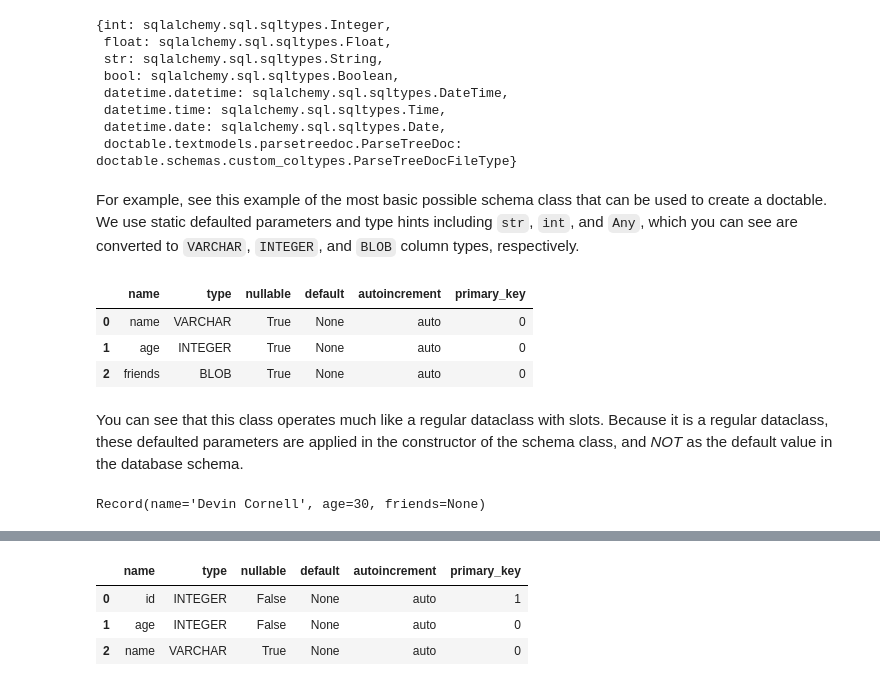
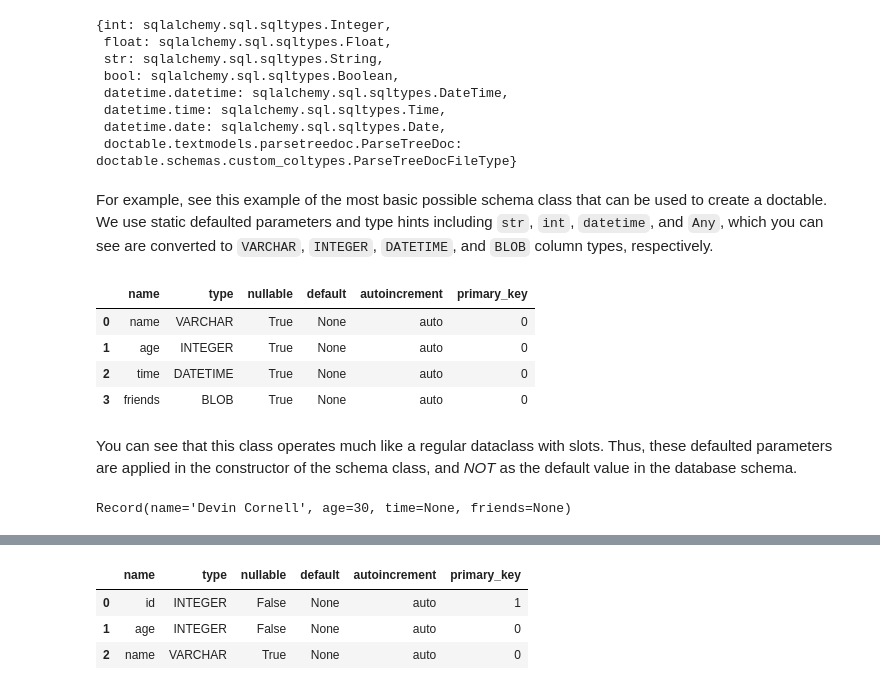
Before and after one commit to devincornell/doctable, a Jupyter notebook: examples/doctable_schema.ipynb, the cells around one changed output, grey strips where cells are left out. Saved outputs shown, nothing was run; the diff lists cells and outputs as text; code cells hidden in the pictures.

Commit message:
cleaning up schema examples

```diff
--- a/examples/doctable_schema.ipynb
+++ b/examples/doctable_schema.ipynb
@@ -11,0 +20,6 @@ import doctable
+# %%
+@doctable.schema
+class Record:
+    __slots__ = []
+    name: str
+    age: int
@@ -40,30 +79,33 @@ doctable.python_to_slqlchemy_type
  datetime.date: sqlalchemy.sql.sqltypes.Date,
  doctable.textmodels.parsetreedoc.ParseTreeDoc: doctable.schemas.custom_coltypes.ParseTreeDocFileType}
 # %% [markdown]
-For example, see this example of the most basic possible schema class that can be used to create a doctable. We use static defaulted parameters and type hints including `str`, `int`, and `Any`, which you can see are converted to `VARCHAR`, `INTEGER`, and `BLOB` column types, respectively.
+For example, see this example of the most basic possible schema class that can be used to create a doctable. We use static defaulted parameters and type hints including `str`, `int`, `datetime`, and `Any`, which you can see are converted to `VARCHAR`, `INTEGER`, `DATETIME`, and `BLOB` column types, respectively.
 # %%
 from typing import Any
+import datetime
 
 @doctable.schema
 class Record:
     __slots__ = []
     name: str = None
-    age: int = -1
+    age: int = None
+    time: datetime.datetime = None
     friends: Any = None
 
 # the schema that would result from this dataclass:
 doctable.DocTable(target=':memory:', schema=Record).schema_table()
 # %% [output]
 |  | name | type | nullable | default | autoincrement | primary_key |
 | 0 | name | VARCHAR | True | None | auto | 0 |
 | 1 | age | INTEGER | True | None | auto | 0 |
-| 2 | friends | BLOB | True | None | auto | 0 |
+| 2 | time | DATETIME | True | None | auto | 0 |
+| 3 | friends | BLOB | True | None | auto | 0 |
 # %% [markdown]
-You can see that this class operates much like a regular dataclass with slots. Because it is a regular dataclass, these defaulted parameters are applied in the constructor of the schema class, and _NOT_ as the default value in the database schema.
+You can see that this class operates much like a regular dataclass with slots. Thus, these defaulted parameters are applied in the constructor of the schema class, and _NOT_ as the default value in the database schema.
 # %%
 Record('Devin Cornell', 30)
 # %% [output]
-Record(name='Devin Cornell', age=30, friends=None)
+Record(name='Devin Cornell', age=30, time=None, friends=None)
 # %% [markdown]
 ## Use `Col` For More Control
 
```
Also changed, not shown: parts of 14 cells of this notebook, 1 other file.
